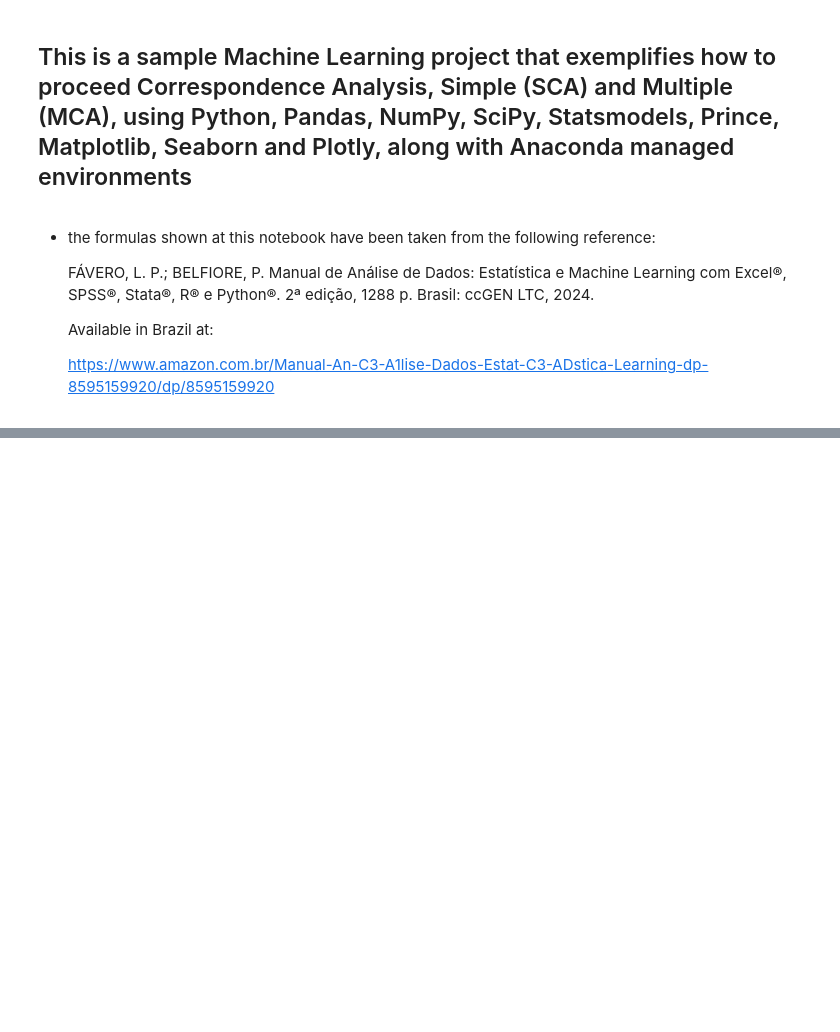
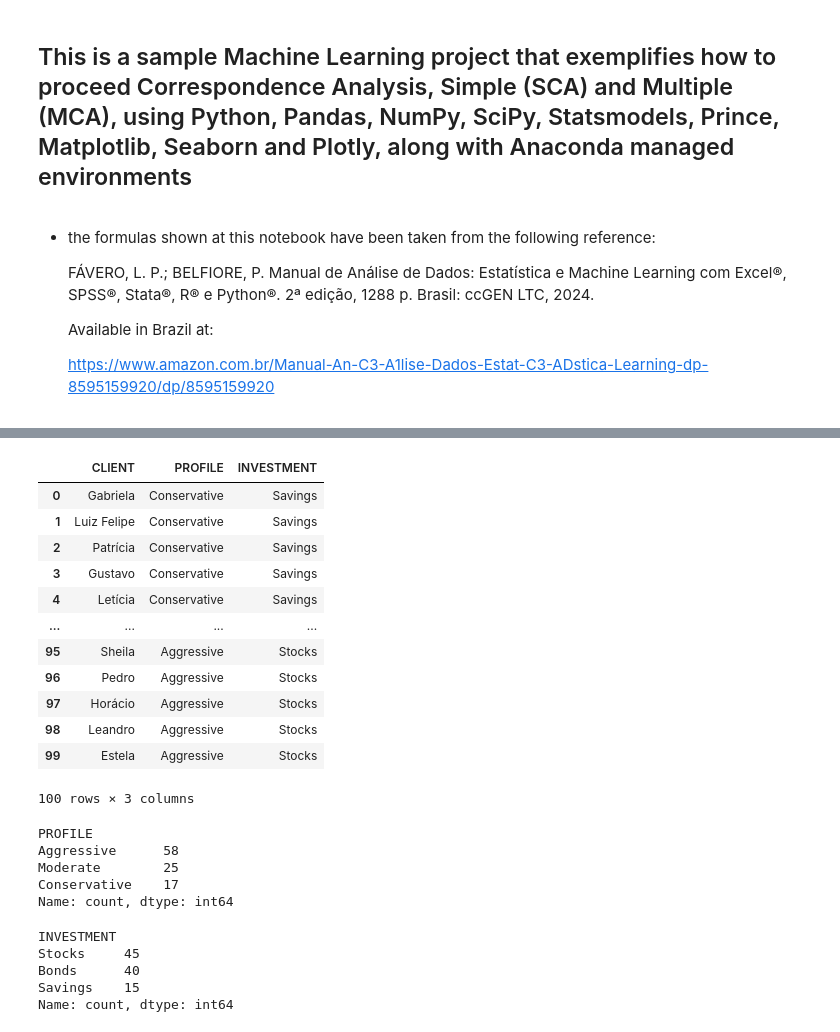
Before and after one commit to danielpm1982/sample-ml-correspondence-analysis, a Jupyter notebook: sample-ml-simple-correspondence-analysis-investments.ipynb, the cells around one changed output, grey strips where cells are left out. Saved outputs shown, nothing was run; the diff lists cells and outputs as text; code cells hidden in the pictures; blank space fills up the shorter version.

```diff
--- a/sample-ml-simple-correspondence-analysis-investments.ipynb
+++ b/sample-ml-simple-correspondence-analysis-investments.ipynb
@@ -31,2 +48,34 @@ else:
 # %%
-# ...
+# reading and displaying our dataset
+client_financial_products = pd.read_excel("client-financial-products.xlsx")
+client_financial_products
+# %% [output]
+|  | CLIENT | PROFILE | INVESTMENT |
+| 0 | Gabriela | Conservative | Savings |
+| 1 | Luiz Felipe | Conservative | Savings |
+| 2 | Patrícia | Conservative | Savings |
+| 3 | Gustavo | Conservative | Savings |
+| 4 | Letícia | Conservative | Savings |
+| ... | ... | ... | ... |
+| 95 | Sheila | Aggressive | Stocks |
+| 96 | Pedro | Aggressive | Stocks |
+| 97 | Horácio | Aggressive | Stocks |
+| 98 | Leandro | Aggressive | Stocks |
+| 99 | Estela | Aggressive | Stocks |
+100 rows × 3 columns
+# %%
+client_financial_products["PROFILE"].value_counts()
+# %% [output]
+PROFILE
+Aggressive      58
+Moderate        25
+Conservative    17
+Name: count, dtype: int64
+# %%
+client_financial_products["INVESTMENT"].value_counts()
+# %% [output]
+INVESTMENT
+Stocks     45
+Bonds      40
+Savings    15
+Name: count, dtype: int64
```
Also changed, not shown: parts of 49 cells of this notebook, 30 other files.
